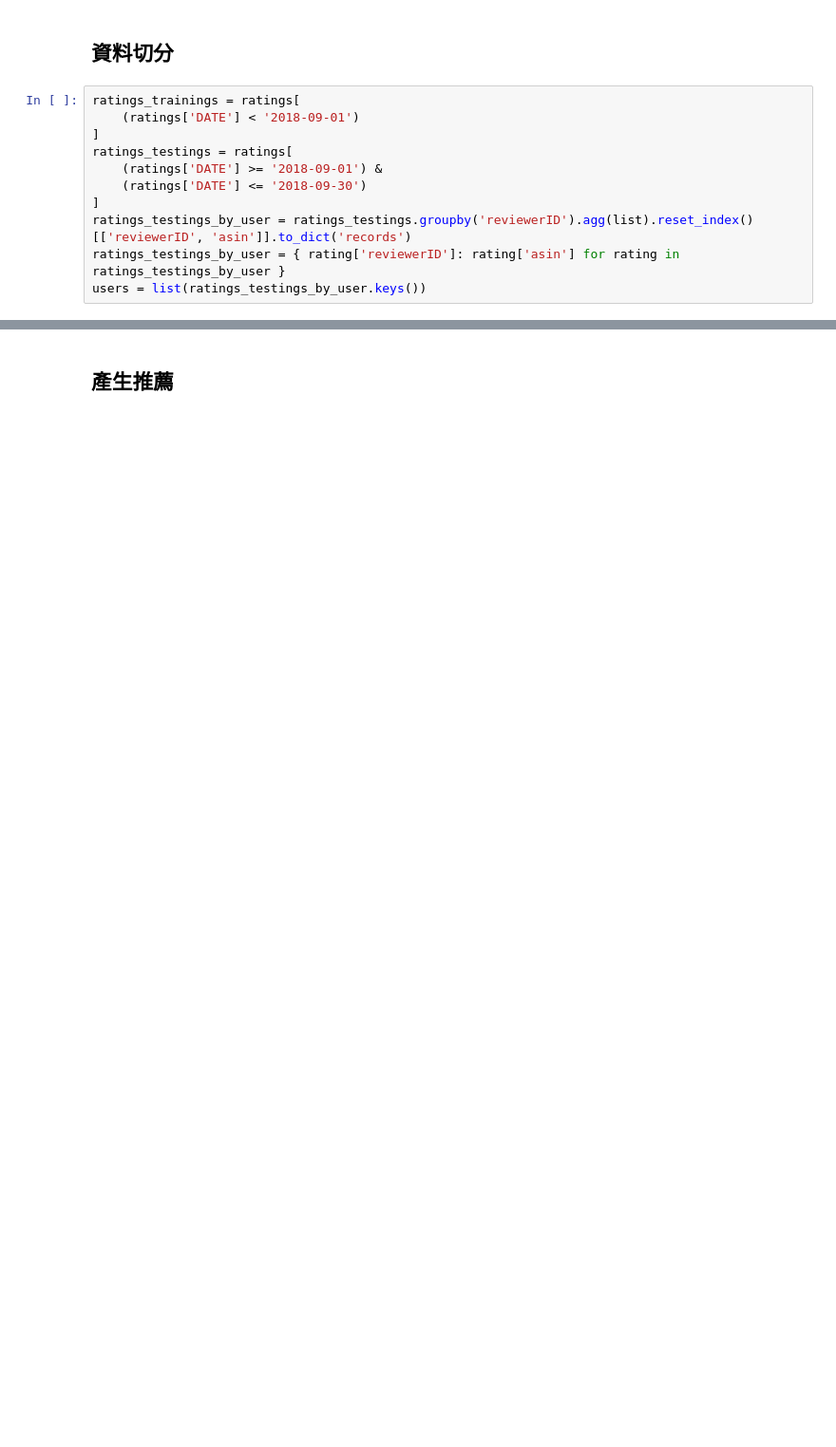
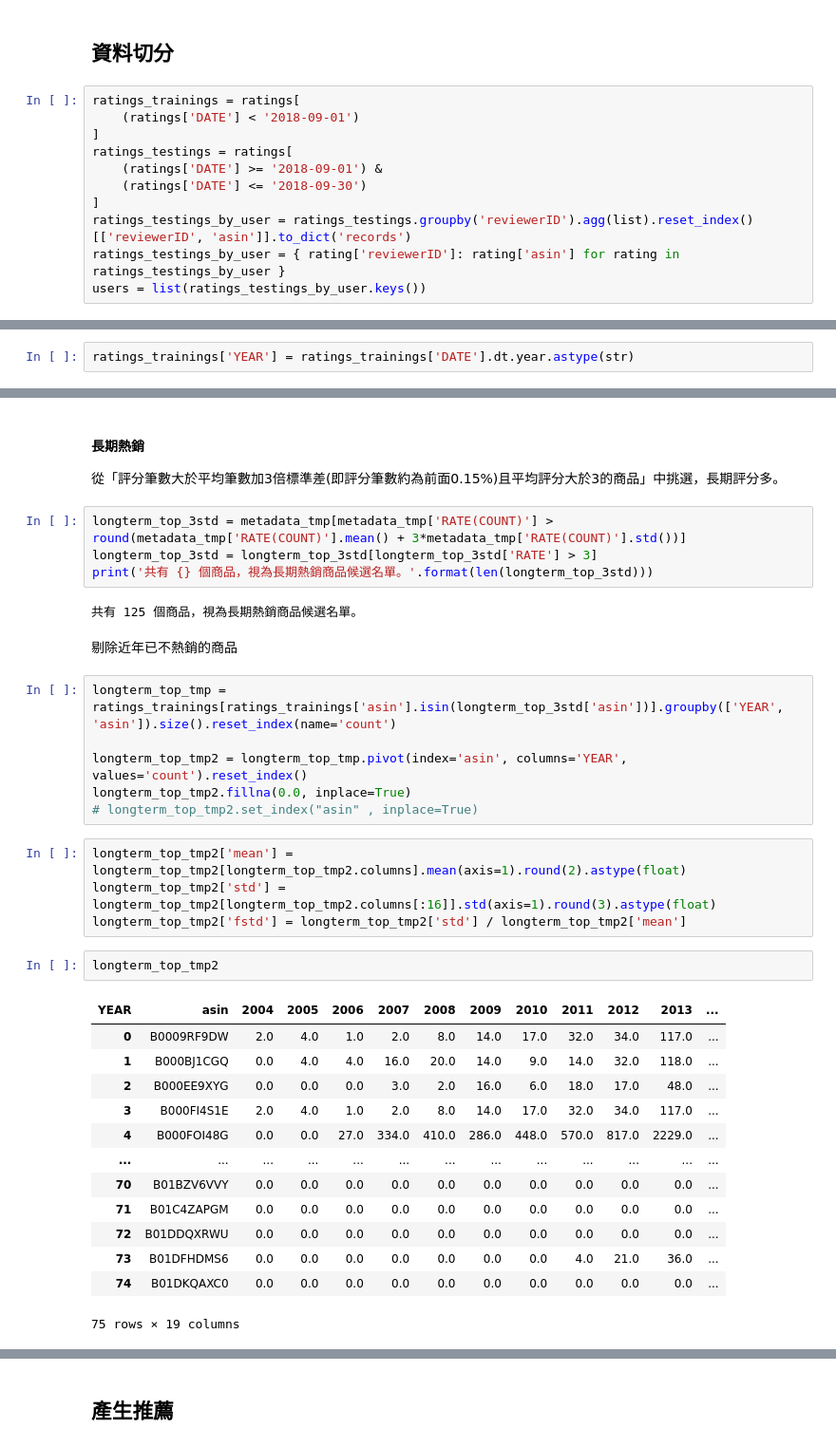
Before and after one commit to yeha98555/data-course-sample, a Jupyter notebook: S5/A6_cf-used-based.ipynb, the cells around one changed output, grey strips where cells are left out. Shown at 95% size. Drawn from its saved outputs; the diff is of its cells as text; blank space fills up the shorter version.

```diff
--- a/S5/A6_cf-used-based.ipynb
+++ b/S5/A6_cf-used-based.ipynb
@@ -63,0 +498,2 @@ users = list(ratings_testings_by_user.keys())
+# %%
+ratings_trainings['YEAR'] = ratings_trainings['DATE'].dt.year.astype(str)
@@ -63,0 +533,37 @@ users = list(ratings_testings_by_user.keys())
+# %% [markdown]
+#### 長期熱銷
+從「評分筆數大於平均筆數加3倍標準差(即評分筆數約為前面0.15%)且平均評分大於3的商品」中挑選，長期評分多。
+# %%
+longterm_top_3std = metadata_tmp[metadata_tmp['RATE(COUNT)'] > round(metadata_tmp['RATE(COUNT)'].mean() + 3*metadata_tmp['RATE(COUNT)'].std())]
+longterm_top_3std = longterm_top_3std[longterm_top_3std['RATE'] > 3]
+print('共有 {} 個商品，視為長期熱銷商品候選名單。'.format(len(longterm_top_3std)))
+# %% [output]
+共有 125 個商品，視為長期熱銷商品候選名單。
+# %% [markdown]
+剔除近年已不熱銷的商品
+# %%
+longterm_top_tmp = ratings_trainings[ratings_trainings['asin'].isin(longterm_top_3std['asin'])].groupby(['YEAR', 'asin']).size().reset_index(name='count')
+
+longterm_top_tmp2 = longterm_top_tmp.pivot(index='asin', columns='YEAR', values='count').reset_index()
+longterm_top_tmp2.fillna(0.0, inplace=True)
+# longterm_top_tmp2.set_index("asin" , inplace=True)
+# %%
+longterm_top_tmp2['mean'] = longterm_top_tmp2[longterm_top_tmp2.columns].mean(axis=1).round(2).astype(float)
+longterm_top_tmp2['std'] = longterm_top_tmp2[longterm_top_tmp2.columns[:16]].std(axis=1).round(3).astype(float)
+longterm_top_tmp2['fstd'] = longterm_top_tmp2['std'] / longterm_top_tmp2['mean']
+# %%
+longterm_top_tmp2
+# %% [output]
+| YEAR | asin | 2004 | 2005 | 2006 | 2007 | 2008 | 2009 | 2010 | 2011 | 2012 | 2013 | ... |
+| 0 | B0009RF9DW | 2.0 | 4.0 | 1.0 | 2.0 | 8.0 | 14.0 | 17.0 | 32.0 | 34.0 | 117.0 | ... |
+| 1 | B000BJ1CGQ | 0.0 | 4.0 | 4.0 | 16.0 | 20.0 | 14.0 | 9.0 | 14.0 | 32.0 | 118.0 | ... |
+| 2 | B000EE9XYG | 0.0 | 0.0 | 0.0 | 3.0 | 2.0 | 16.0 | 6.0 | 18.0 | 17.0 | 48.0 | ... |
+| 3 | B000FI4S1E | 2.0 | 4.0 | 1.0 | 2.0 | 8.0 | 14.0 | 17.0 | 32.0 | 34.0 | 117.0 | ... |
+| 4 | B000FOI48G | 0.0 | 0.0 | 27.0 | 334.0 | 410.0 | 286.0 | 448.0 | 570.0 | 817.0 | 2229.0 | ... |
+| ... | ... | ... | ... | ... | ... | ... | ... | ... | ... | ... | ... | ... |
+| 70 | B01BZV6VVY | 0.0 | 0.0 | 0.0 | 0.0 | 0.0 | 0.0 | 0.0 | 0.0 | 0.0 | 0.0 | ... |
+| 71 | B01C4ZAPGM | 0.0 | 0.0 | 0.0 | 0.0 | 0.0 | 0.0 | 0.0 | 0.0 | 0.0 | 0.0 | ... |
+| 72 | B01DDQXRWU | 0.0 | 0.0 | 0.0 | 0.0 | 0.0 | 0.0 | 0.0 | 0.0 | 0.0 | 0.0 | ... |
+| 73 | B01DFHDMS6 | 0.0 | 0.0 | 0.0 | 0.0 | 0.0 | 0.0 | 0.0 | 4.0 | 21.0 | 36.0 | ... |
+| 74 | B01DKQAXC0 | 0.0 | 0.0 | 0.0 | 0.0 | 0.0 | 0.0 | 0.0 | 0.0 | 0.0 | 0.0 | ... |
+75 rows × 19 columns
```
Also changed, not shown: parts of 88 cells of this notebook.
